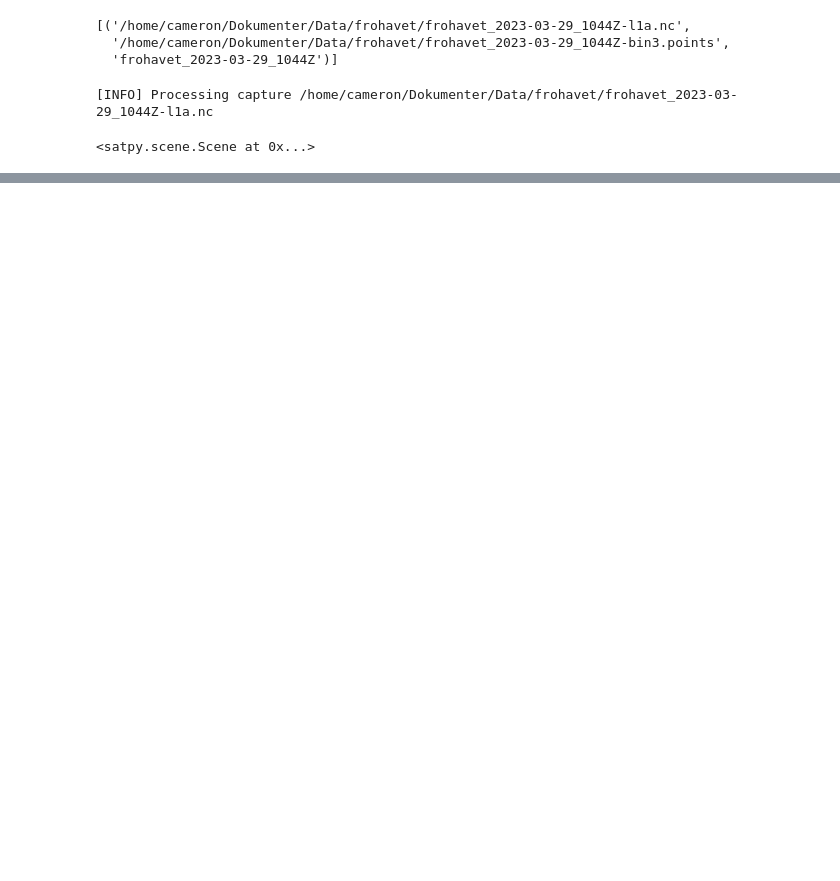
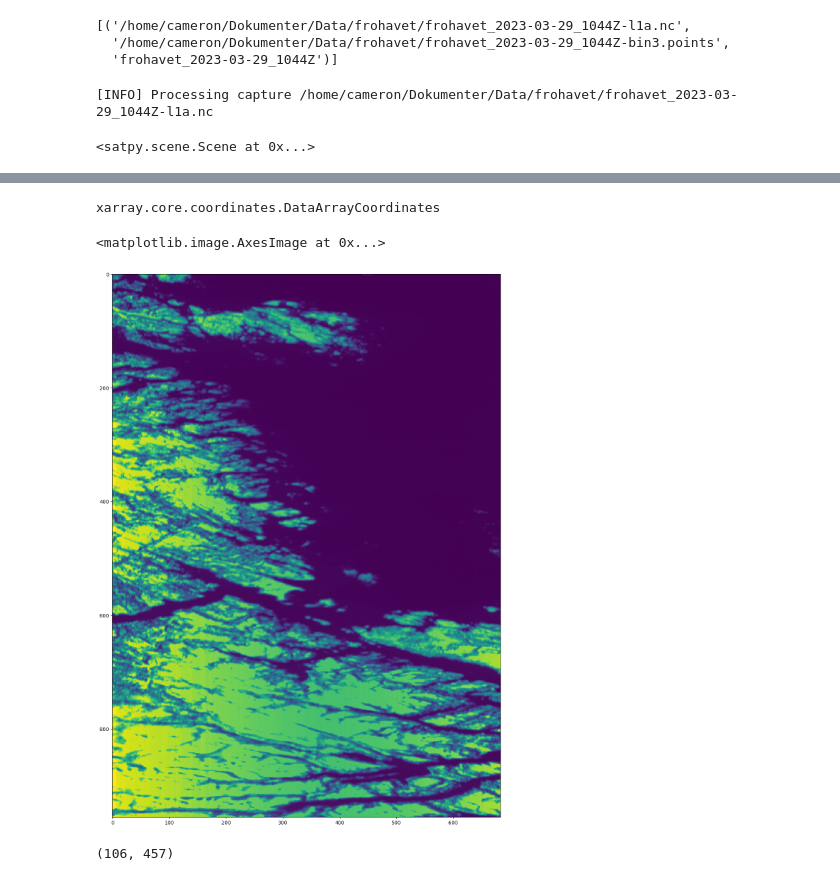
Before and after one commit to NTNU-SmallSat-Lab/hypso-satpy, a Jupyter notebook: frohavet_2024/processing.ipynb, the cells around one changed output, grey strips where cells are left out. Drawn from its saved outputs; the diff is of its cells as text; code cells hidden in the pictures; blank space fills up the shorter version.

```diff
--- a/frohavet_2024/processing.ipynb
+++ b/frohavet_2024/processing.ipynb
@@ -166,3 +169,5 @@ plt.imshow(land_mask)
+# %%
+cloud_mask = np.zeros(img_dims, dtype=bool)
 # %%
 chlor = scene[band_549nm_name] / scene[band_663nm_name]
 chlor = chlor.to_numpy()
@@ -189,0 +213,41 @@ chlor[600,400]
+# %%
+type(scene['band_40'].coords)
+# %% [output]
+xarray.core.coordinates.DataArrayCoordinates
+# %%
+coords = scene['band_40'].coords
+
+scene['chlor_a'] = xr.DataArray(chlor, coords=coords)
+scene['chlor_a'].attrs['area'] = scene['band_40'].attrs['area']
+scene['chlor_a'].attrs['start_time'] = scene['band_40'].attrs['start_time']
+scene['chlor_a'].attrs['end_time'] = scene['band_40'].attrs['end_time']
+scene['chlor_a'].attrs['modifiers'] = satpy.dataset.dataid.ModifierTuple()
+scene['chlor_a'].attrs['ancillary_variables'] = []
+
+scene['land_mask'] = xr.DataArray(land_mask, coords=coords)
+scene['land_mask'].attrs['area'] = scene['band_40'].attrs['area']
+scene['land_mask'].attrs['start_time'] = scene['band_40'].attrs['start_time']
+scene['land_mask'].attrs['end_time'] = scene['band_40'].attrs['end_time']
+scene['land_mask'].attrs['modifiers'] = satpy.dataset.dataid.ModifierTuple()
+scene['land_mask'].attrs['ancillary_variables'] = []
+
+scene['cloud_mask'] = xr.DataArray(cloud_mask, coords=coords)
+scene['cloud_mask'].attrs['area'] = scene['band_40'].attrs['area']
+scene['cloud_mask'].attrs['start_time'] = scene['band_40'].attrs['start_time']
+scene['cloud_mask'].attrs['end_time'] = scene['band_40'].attrs['end_time']
+scene['cloud_mask'].attrs['modifiers'] = satpy.dataset.dataid.ModifierTuple()
+scene['cloud_mask'].attrs['ancillary_variables'] = []
+
+#scene['chlor_a'] = scene['band_40'].copy(deep=True)
+#scene['chlor_a'].data = chlor
+#scene['chlor_a'].attrs['wavelength'] = None
+
+#scene['land_mask'] = scene['band_40'].copy(deep=True)
+#scene['land_mask'].data = land_mask
+#scene['land_mask'].attrs['wavelength'] = None
+
+#scene['cloud_mask'] = scene['band_40'].copy(deep=True)
+#scene['cloud_mask'].data = cloud_mask
+#scene['cloud_mask'].attrs['wavelength'] = None
+
+#scene['land_mask'].attrs['_satpy_id']
@@ -189,0 +256,6 @@ chlor[600,400]
+# %%
+plt.figure(figsize=(20,20))
+plt.imshow(scene['band_50'], interpolation='none')
+# %% [output]
+<matplotlib.image.AxesImage at 0x...>
+[figure, added]
@@ -189,0 +265,4 @@ chlor[600,400]
+# %%
+max_index
+# %% [output]
+(106, 457)
```
Also changed, not shown: parts of 11 cells of this notebook, 1 other file.
